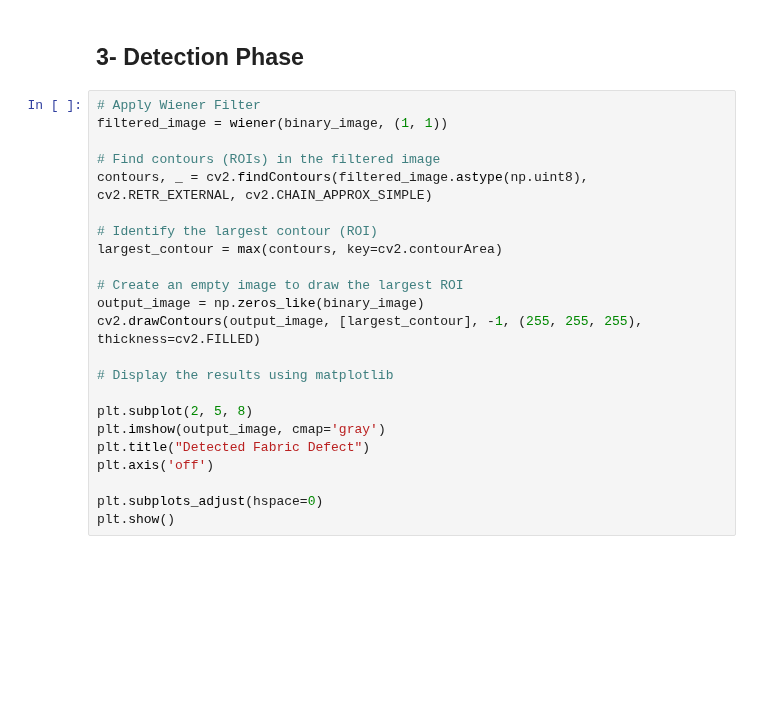
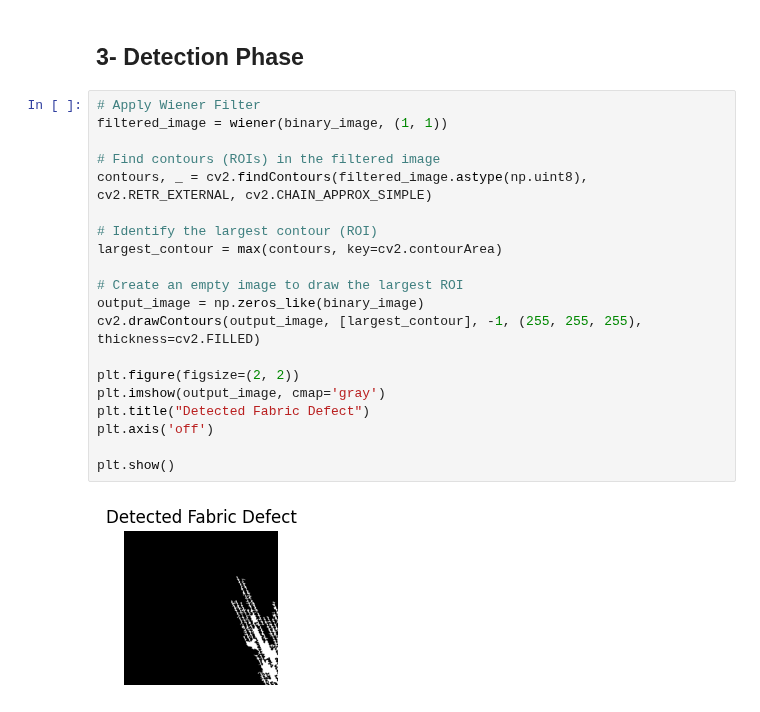
Before and after one commit to eylulranasarac/ie423-group, a Jupyter notebook: ProjectPart3/proposal.ipynb, the cells around one changed output. Drawn from its saved outputs; the diff is of its cells as text; blank space fills up the shorter version.

```diff
--- a/ProjectPart3/proposal.ipynb
+++ b/ProjectPart3/proposal.ipynb
@@ -105,23 +111,22 @@ plt.axis('off')
 # %%
 # Apply Wiener Filter
 filtered_image = wiener(binary_image, (1, 1))
 
 # Find contours (ROIs) in the filtered image
 contours, _ = cv2.findContours(filtered_image.astype(np.uint8), cv2.RETR_EXTERNAL, cv2.CHAIN_APPROX_SIMPLE)
 
 # Identify the largest contour (ROI)
 largest_contour = max(contours, key=cv2.contourArea)
 
 # Create an empty image to draw the largest ROI
 output_image = np.zeros_like(binary_image)
 cv2.drawContours(output_image, [largest_contour], -1, (255, 255, 255), thickness=cv2.FILLED)
 
-# Display the results using matplotlib
-
-plt.subplot(2, 5, 8)
+plt.figure(figsize=(2, 2))
 plt.imshow(output_image, cmap='gray')
 plt.title("Detected Fabric Defect")
 plt.axis('off')
 
-plt.subplots_adjust(hspace=0)
 plt.show()
+# %% [output]
+[figure, added]
```
Also changed, not shown: parts of 8 cells of this notebook, 1 other file.
